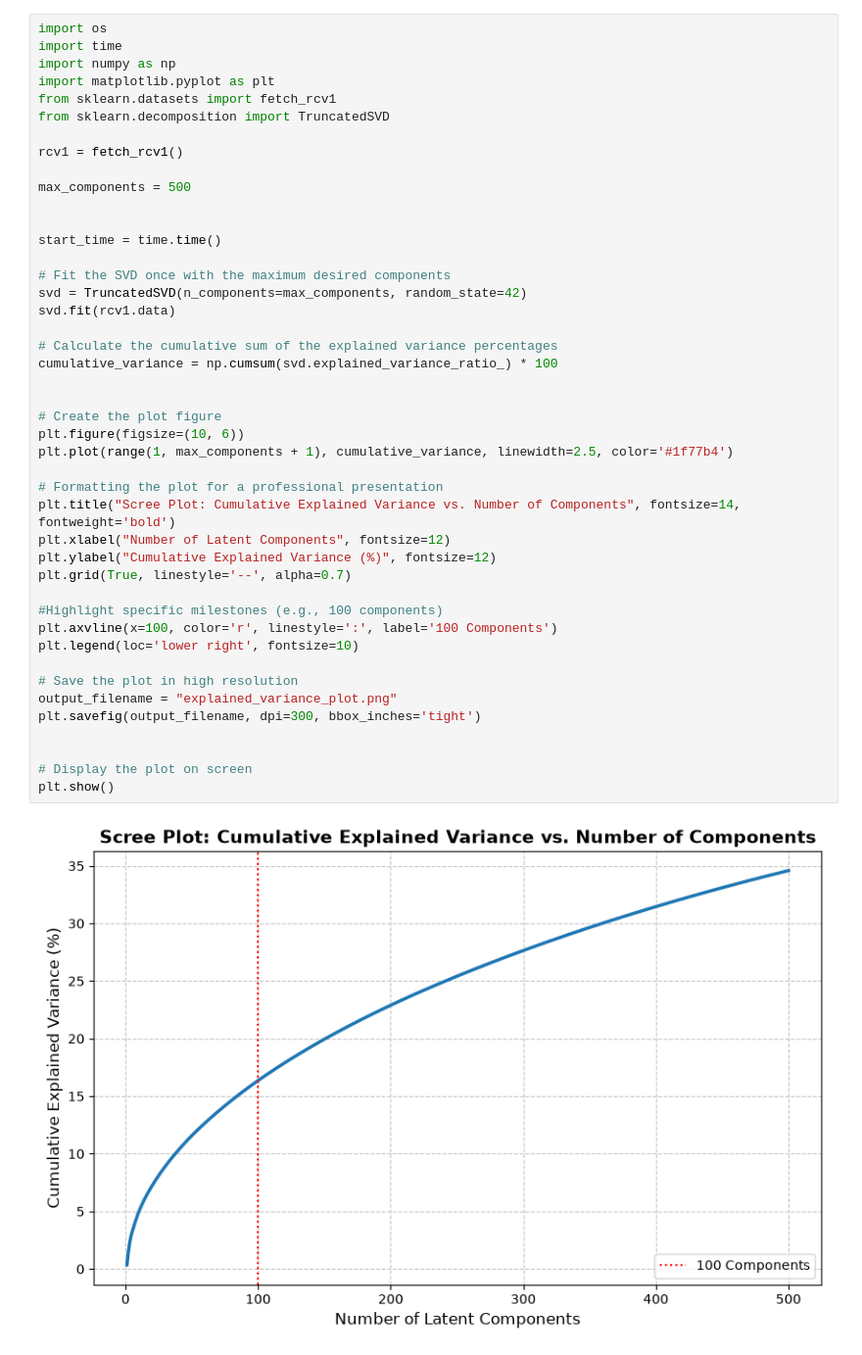
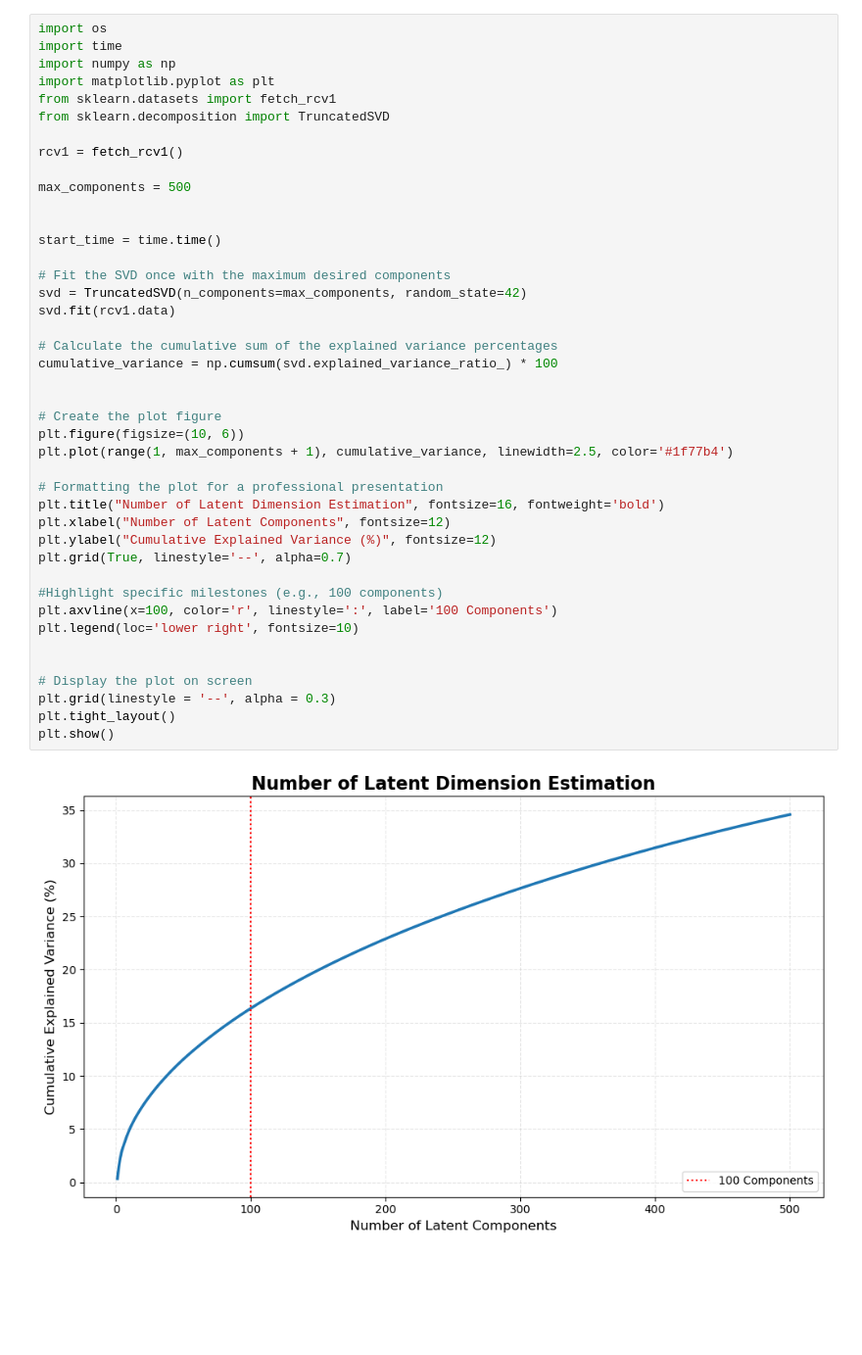
Before and after one commit to kevinbrugnera/Mini-batch-k-Means-Clustering, a Jupyter notebook: svd_plot.ipynb, the cells around one changed output. Shown at 98% size. Drawn from its saved outputs; the diff is of its cells as text; blank space fills up the shorter version.

Commit message:
update svd_plot

```diff
--- a/svd_plot.ipynb
+++ b/svd_plot.ipynb
@@ -11,36 +11,34 @@ rcv1 = fetch_rcv1()
 max_components = 500
 
 
 start_time = time.time()
 
 # Fit the SVD once with the maximum desired components
 svd = TruncatedSVD(n_components=max_components, random_state=42)
 svd.fit(rcv1.data)
 
 # Calculate the cumulative sum of the explained variance percentages
 cumulative_variance = np.cumsum(svd.explained_variance_ratio_) * 100
 
 
 # Create the plot figure
 plt.figure(figsize=(10, 6))
 plt.plot(range(1, max_components + 1), cumulative_variance, linewidth=2.5, color='#1f77b4')
 
 # Formatting the plot for a professional presentation
-plt.title("Scree Plot: Cumulative Explained Variance vs. Number of Components", fontsize=14, fontweight='bold')
+plt.title("Number of Latent Dimension Estimation", fontsize=16, fontweight='bold')
 plt.xlabel("Number of Latent Components", fontsize=12)
 plt.ylabel("Cumulative Explained Variance (%)", fontsize=12)
 plt.grid(True, linestyle='--', alpha=0.7)
 
 #Highlight specific milestones (e.g., 100 components)
 plt.axvline(x=100, color='r', linestyle=':', label='100 Components')
 plt.legend(loc='lower right', fontsize=10)
 
-# Save the plot in high resolution
-output_filename = "explained_variance_plot.png"
-plt.savefig(output_filename, dpi=300, bbox_inches='tight')
-
 
 # Display the plot on screen
+plt.grid(linestyle = '--', alpha = 0.3)
+plt.tight_layout()
 plt.show()
 # %% [output]
-[figure, old version]
+[figure, new version]
```
